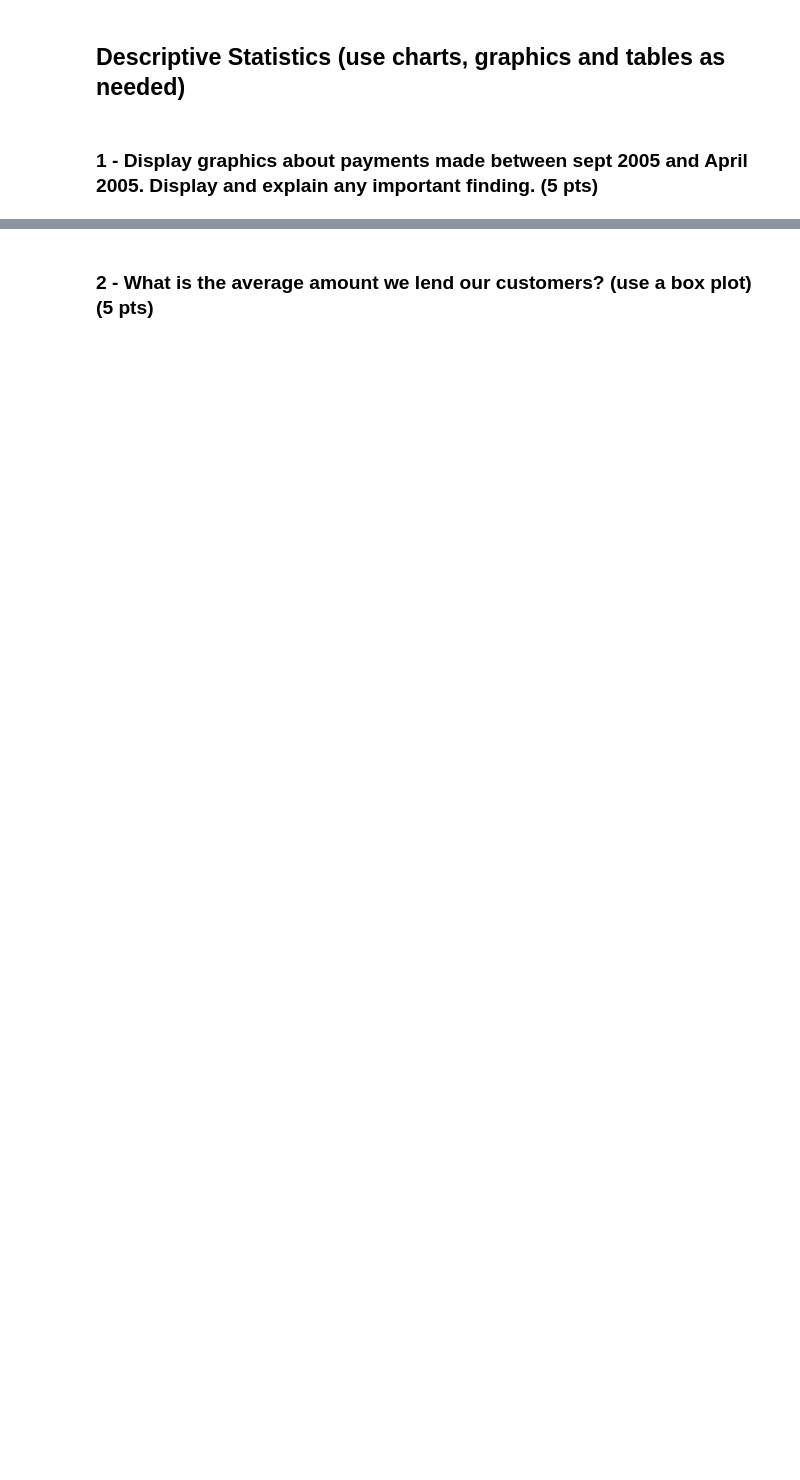
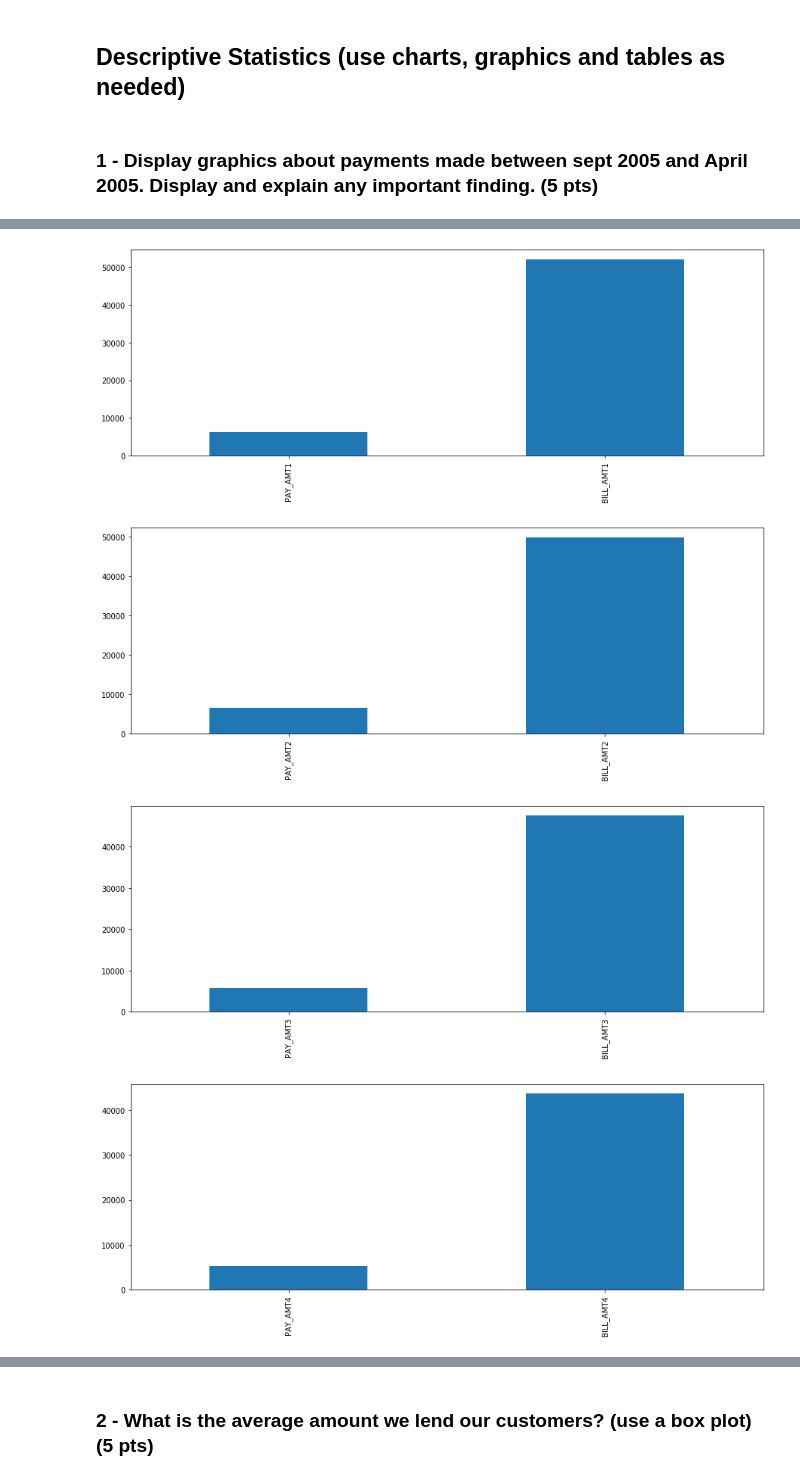
Before and after one commit to AleMadLei/machine-learning-project, a Jupyter notebook: Machine Learning Project.ipynb, the cells around one changed output, grey strips where cells are left out. Saved outputs shown, nothing was run; the diff lists cells and outputs as text; code cells hidden in the pictures; blank space fills up the shorter version.

```diff
--- a/Machine Learning Project.ipynb
+++ b/Machine Learning Project.ipynb
@@ -70,0 +89,10 @@ data[['PAY_AMT1', 'PAY_AMT2', 'PAY_AMT3', 'PAY_AMT4', 'PAY_AMT5', 'PAY_AMT6']].d
+# %%
+for i in range(1, 7):
+    payments_data = data[['PAY_AMT' + str(i), 'BILL_AMT' + str(i)]].loc[data['default payment next month'] == 0]
+    payments_data.mean().plot(kind='bar', figsize=(15,5))
+    plt.show()
+# %% [output]
+[figure, added]
+[figure, added]
+[figure, added]
+[figure, added]
```
Also changed, not shown: parts of 6 cells of this notebook.
